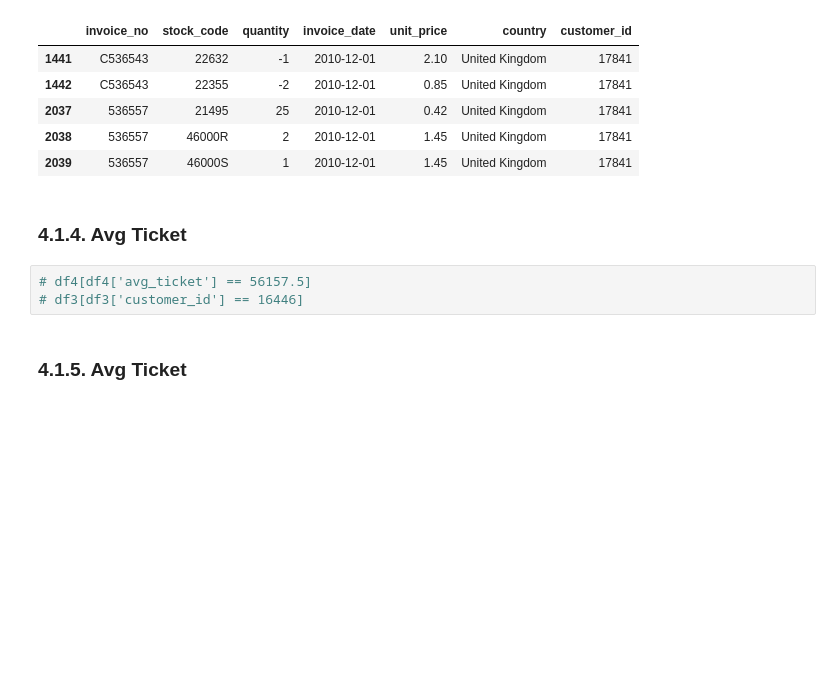
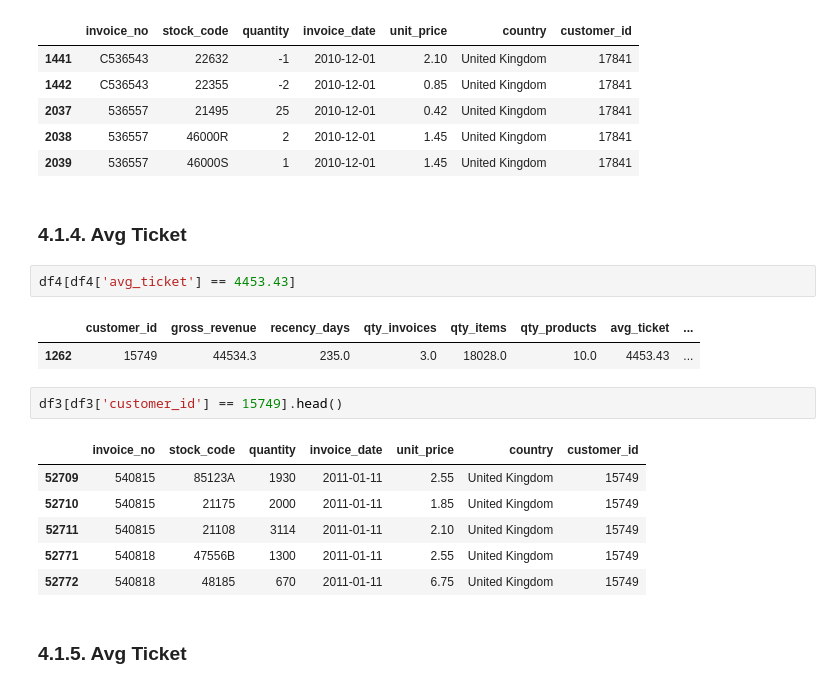
Before and after one commit to pgdemiranda/insiders, a Jupyter notebook: notebooks/c4.0-pgdm-feature-engineering.ipynb, the cells around one changed output. Drawn from its saved outputs; the diff is of its cells as text; blank space fills up the shorter version.

```diff
--- a/notebooks/c4.0-pgdm-feature-engineering.ipynb
+++ b/notebooks/c4.0-pgdm-feature-engineering.ipynb
@@ -724,9 +745,20 @@ df3[df3['customer_id'] == 17841].head()
 | 2039 | 536557 | 46000S | 1 | 2010-12-01 | 1.45 | United Kingdom | 17841 |
 # %% [markdown]
 ### 4.1.4. Avg Ticket
-# %%
-# df4[df4['avg_ticket'] == 56157.5]
-# df3[df3['customer_id'] == 16446]
+# %%
+df4[df4['avg_ticket'] == 4453.43]
+# %% [output]
+|  | customer_id | gross_revenue | recency_days | qty_invoices | qty_items | qty_products | avg_ticket | ... |
+| 1262 | 15749 | 44534.3 | 235.0 | 3.0 | 18028.0 | 10.0 | 4453.43 | ... |
+# %%
+df3[df3['customer_id'] == 15749].head()
+# %% [output]
+|  | invoice_no | stock_code | quantity | invoice_date | unit_price | country | customer_id |
+| 52709 | 540815 | 85123A | 1930 | 2011-01-11 | 2.55 | United Kingdom | 15749 |
+| 52710 | 540815 | 21175 | 2000 | 2011-01-11 | 1.85 | United Kingdom | 15749 |
+| 52711 | 540815 | 21108 | 3114 | 2011-01-11 | 2.10 | United Kingdom | 15749 |
+| 52771 | 540818 | 47556B | 1300 | 2011-01-11 | 2.55 | United Kingdom | 15749 |
+| 52772 | 540818 | 48185 | 670 | 2011-01-11 | 6.75 | United Kingdom | 15749 |
 # %% [markdown]
 ### 4.1.5. Avg Ticket
 # %%
```
Also changed, not shown: parts of 13 cells of this notebook, 2 other files.
